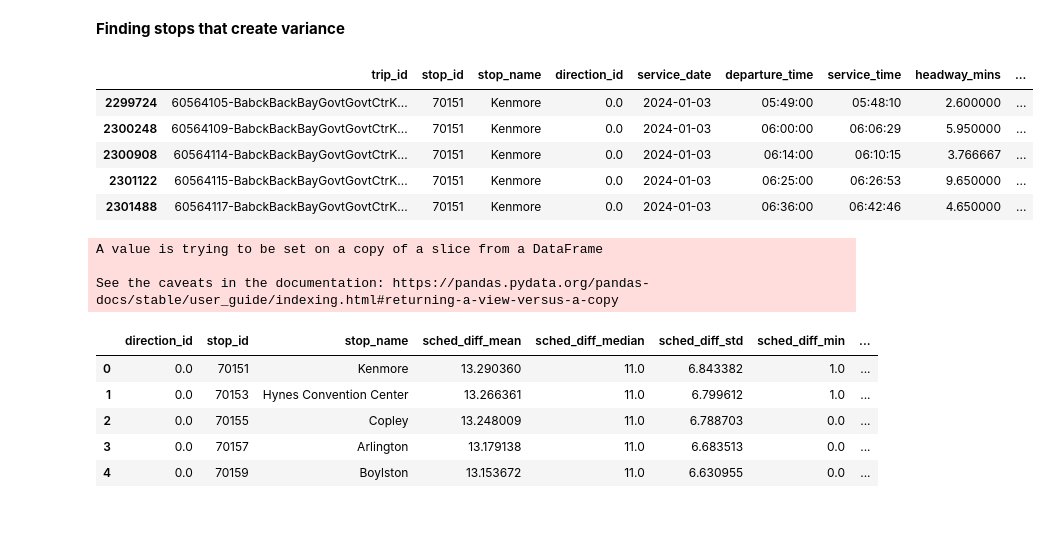
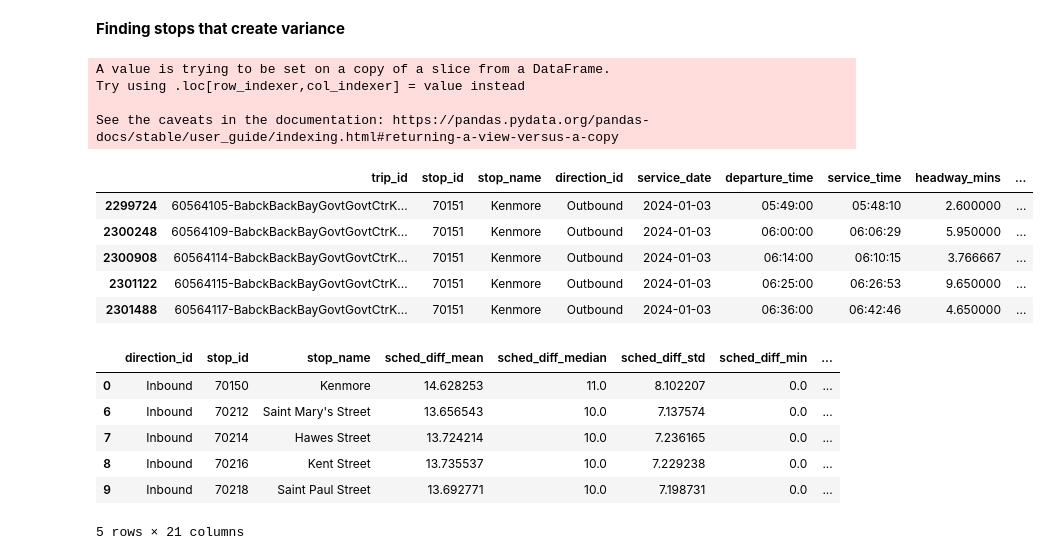
Before and after one commit to kevin-r-murphy/BA888-MBTA, a Jupyter notebook: MBTA_RapidTransit.ipynb, the cells around one changed output. Cells and saved outputs as stored; diff of their text form; code cells hidden in the pictures; blank space fills up the shorter version.

```diff
--- a/MBTA_RapidTransit.ipynb
+++ b/MBTA_RapidTransit.ipynb
@@ -580,33 +584,37 @@ green_c_comp_out.head()
 # %%
 stop_times_green_c.sort_values(by = ['direction_id','stop_id','service_date', 'departure_time'], inplace = True)
 stop_times_green_c['departure_time'] = stop_times_green_c['departure_time'].apply(lambda x: x if int(x.split(':')[0]) < 24 else str(int(x.split(':')[0])-24).zfill(2) + ':' + x.split(':')[1] + ':00')
 stop_times_green_c['sched_diff'] = (pd.to_datetime(stop_times_green_c['departure_time'], format="%H:%M:%S") - pd.to_datetime(stop_times_green_c.groupby(['direction_id','stop_id','service_date'])['departure_time'].shift(1),format = "%H:%M:%S")).dt.seconds/60
 stop_times_green_c.sort_values(by = ['direction_id','stop_id','service_date', 'service_time'], inplace = True)
 stop_times_green_c['actual_diff'] = (pd.to_datetime(stop_times_green_c['service_time'], format="%H:%M:%S") - pd.to_datetime(stop_times_green_c.groupby(['direction_id','stop_id','service_date'])['service_time'].shift(1),format = "%H:%M:%S")).dt.seconds/60
 stop_times_green_c = stop_times_green_c[(stop_times_green_c['departure_time'] > '03:00:00') | (stop_times_green_c['service_time'] > pd.to_datetime('03:00:00').time())]
+stop_times_green_c['direction_id'] = stop_times_green_c['direction_id'].apply(lambda x: 'Inbound' if x == 1 else 'Outbound')
 stop_times_green_c.head()
 # %% [output]
+A value is trying to be set on a copy of a slice from a DataFrame.
+Try using .loc[row_indexer,col_indexer] = value instead
+
+See the caveats in the documentation: https://pandas.pydata.org/pandas-docs/stable/user_guide/indexing.html#returning-a-view-versus-a-copy
 |  | trip_id | stop_id | stop_name | direction_id | service_date | departure_time | service_time | headway_mins | ... |
-| 2299724 | 60564105-BabckBackBayGovtGovtCtrK... | 70151 | Kenmore | 0.0 | 2024-01-03 | 05:49:00 | 05:48:10 | 2.600000 | ... |
-| 2300248 | 60564109-BabckBackBayGovtGovtCtrK... | 70151 | Kenmore | 0.0 | 2024-01-03 | 06:00:00 | 06:06:29 | 5.950000 | ... |
-| 2300908 | 60564114-BabckBackBayGovtGovtCtrK... | 70151 | Kenmore | 0.0 | 2024-01-03 | 06:14:00 | 06:10:15 | 3.766667 | ... |
-| 2301122 | 60564115-BabckBackBayGovtGovtCtrK... | 70151 | Kenmore | 0.0 | 2024-01-03 | 06:25:00 | 06:26:53 | 9.650000 | ... |
-| 2301488 | 60564117-BabckBackBayGovtGovtCtrK... | 70151 | Kenmore | 0.0 | 2024-01-03 | 06:36:00 | 06:42:46 | 4.650000 | ... |
+| 2299724 | 60564105-BabckBackBayGovtGovtCtrK... | 70151 | Kenmore | Outbound | 2024-01-03 | 05:49:00 | 05:48:10 | 2.600000 | ... |
+| 2300248 | 60564109-BabckBackBayGovtGovtCtrK... | 70151 | Kenmore | Outbound | 2024-01-03 | 06:00:00 | 06:06:29 | 5.950000 | ... |
+| 2300908 | 60564114-BabckBackBayGovtGovtCtrK... | 70151 | Kenmore | Outbound | 2024-01-03 | 06:14:00 | 06:10:15 | 3.766667 | ... |
+| 2301122 | 60564115-BabckBackBayGovtGovtCtrK... | 70151 | Kenmore | Outbound | 2024-01-03 | 06:25:00 | 06:26:53 | 9.650000 | ... |
+| 2301488 | 60564117-BabckBackBayGovtGovtCtrK... | 70151 | Kenmore | Outbound | 2024-01-03 | 06:36:00 | 06:42:46 | 4.650000 | ... |
 # %%
 stop_times_green_c.dropna(inplace = True)
 stop_times_green_c = stop_times_green_c[(stop_times_green_c['sched_diff'] < 60) & (stop_times_green_c['actual_diff'] < 60)]
-stop_times_green_c_out = stop_times_green_c.groupby(['direction_id','stop_id', 'stop_name'])[['sched_diff','actual_diff']].agg(['mean', 'median','std', 'min', 'max', 'count']).reset_index()
+stop_times_green_c_out = stop_times_green_c.groupby(['direction_id','stop_id', 'stop_name'])[['sched_diff','actual_diff', 'headway_mins']].agg(['mean', 'median','std', 'min', 'max', 'count']).reset_index()
 stop_times_green_c_out.columns = ['_'.join(col).strip('_') for col in stop_times_green_c_out.columns.values]
 stop_times_green_c_out = stop_times_green_c_out[stop_times_green_c_out['actual_diff_count'] > 100]
+stop_times_green_c_out = stop_times_green_c_out[~stop_times_green_c_out['stop_name'].isin(['Government Center', 'Hynes Convention Center', 'Copley','Arlington','Boylston', 'Park Street'])]
 stop_times_green_c_out.head()
 # %% [output]
+|  | direction_id | stop_id | stop_name | sched_diff_mean | sched_diff_median | sched_diff_std | sched_diff_min | ... |
+| 0 | Inbound | 70150 | Kenmore | 14.628253 | 11.0 | 8.102207 | 0.0 | ... |
+| 6 | Inbound | 70212 | Saint Mary's Street | 13.656543 | 10.0 | 7.137574 | 0.0 | ... |
+| 7 | Inbound | 70214 | Hawes Street | 13.724214 | 10.0 | 7.236165 | 0.0 | ... |
+| 8 | Inbound | 70216 | Kent Street | 13.735537 | 10.0 | 7.229238 | 0.0 | ... |
+| 9 | Inbound | 70218 | Saint Paul Street | 13.692771 | 10.0 | 7.198731 | 0.0 | ... |
-A value is trying to be set on a copy of a slice from a DataFrame
-
-See the caveats in the documentation: https://pandas.pydata.org/pandas-docs/stable/user_guide/indexing.html#returning-a-view-versus-a-copy
+5 rows × 21 columns
-|  | direction_id | stop_id | stop_name | sched_diff_mean | sched_diff_median | sched_diff_std | sched_diff_min | ... |
-| 0 | 0.0 | 70151 | Kenmore | 13.290360 | 11.0 | 6.843382 | 1.0 | ... |
-| 1 | 0.0 | 70153 | Hynes Convention Center | 13.266361 | 11.0 | 6.799612 | 1.0 | ... |
-| 2 | 0.0 | 70155 | Copley | 13.248009 | 11.0 | 6.788703 | 0.0 | ... |
-| 3 | 0.0 | 70157 | Arlington | 13.179138 | 11.0 | 6.683513 | 0.0 | ... |
-| 4 | 0.0 | 70159 | Boylston | 13.153672 | 11.0 | 6.630955 | 0.0 | ... |
 # %%
```
Also changed, not shown: parts of 13 cells of this notebook.
